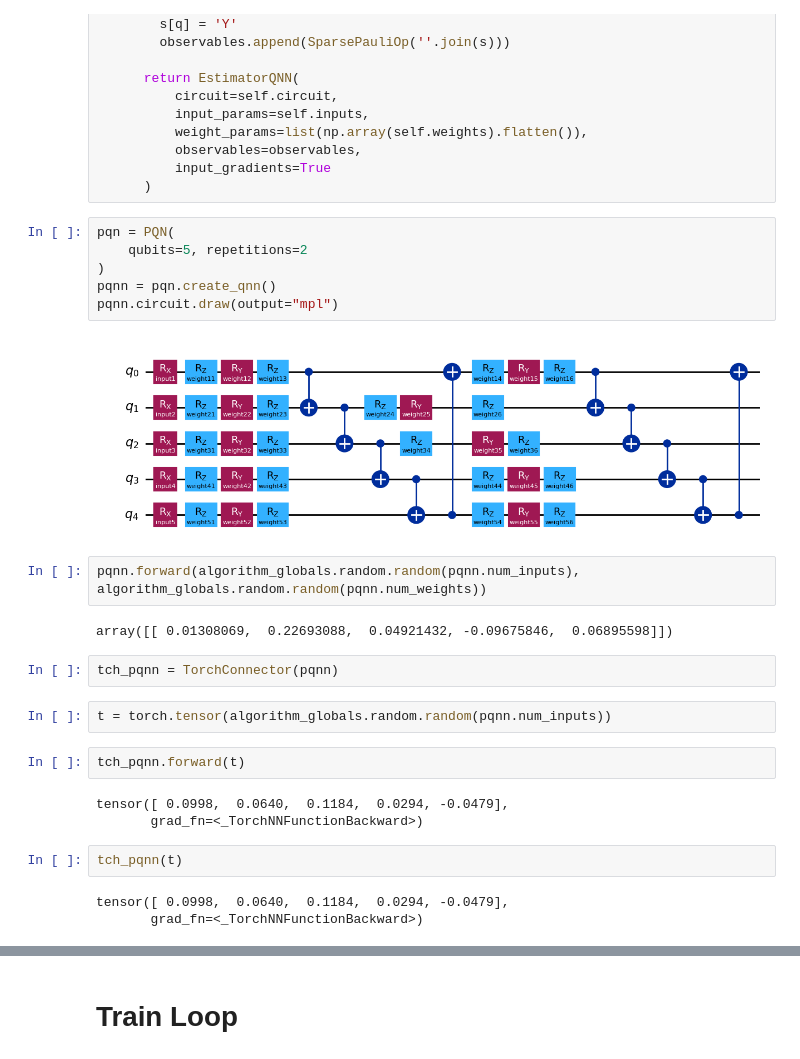
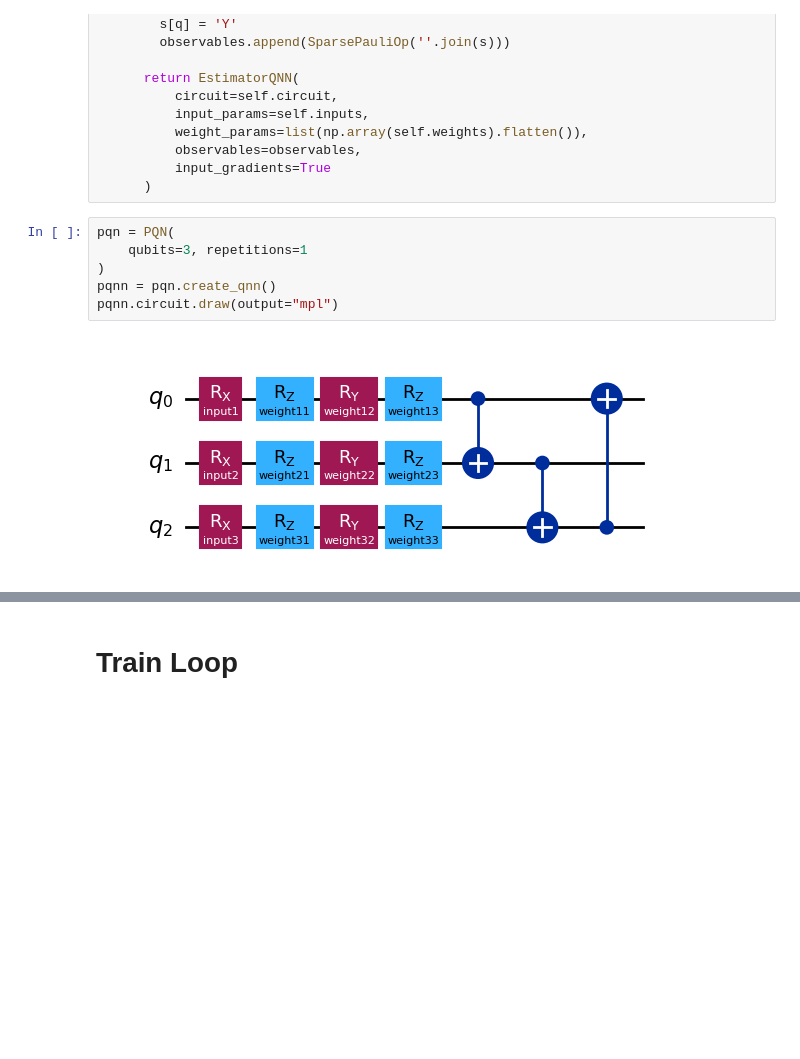
Before and after one commit to TimStep/QManifold, a Jupyter notebook: QManifold.ipynb, the cells around one changed output, grey strips where cells are left out. Cells and saved outputs as stored; diff of their text form; blank space fills up the shorter version.

```diff
--- a/QManifold.ipynb
+++ b/QManifold.ipynb
@@ -135,27 +133,9 @@ class PQN():
       )
 # %%
 pqn = PQN(
-    qubits=5, repetitions=2
+    qubits=3, repetitions=1
 )
 pqnn = pqn.create_qnn()
 pqnn.circuit.draw(output="mpl")
 # %% [output]
-[figure, old version]
+[figure, new version]
-# %%
-pqnn.forward(algorithm_globals.random.random(pqnn.num_inputs), algorithm_globals.random.random(pqnn.num_weights))
-# %% [output]
-array([[ 0.01308069,  0.22693088,  0.04921432, -0.09675846,  0.06895598]])
-# %%
-tch_pqnn = TorchConnector(pqnn)
-# %%
-t = torch.tensor(algorithm_globals.random.random(pqnn.num_inputs))
-# %%
-tch_pqnn.forward(t)
-# %% [output]
-tensor([ 0.0998,  0.0640,  0.1184,  0.0294, -0.0479],
-       grad_fn=<_TorchNNFunctionBackward>)
-# %%
-tch_pqnn(t)
-# %% [output]
-tensor([ 0.0998,  0.0640,  0.1184,  0.0294, -0.0479],
-       grad_fn=<_TorchNNFunctionBackward>)
```
Also changed, not shown: parts of 12 cells of this notebook.
